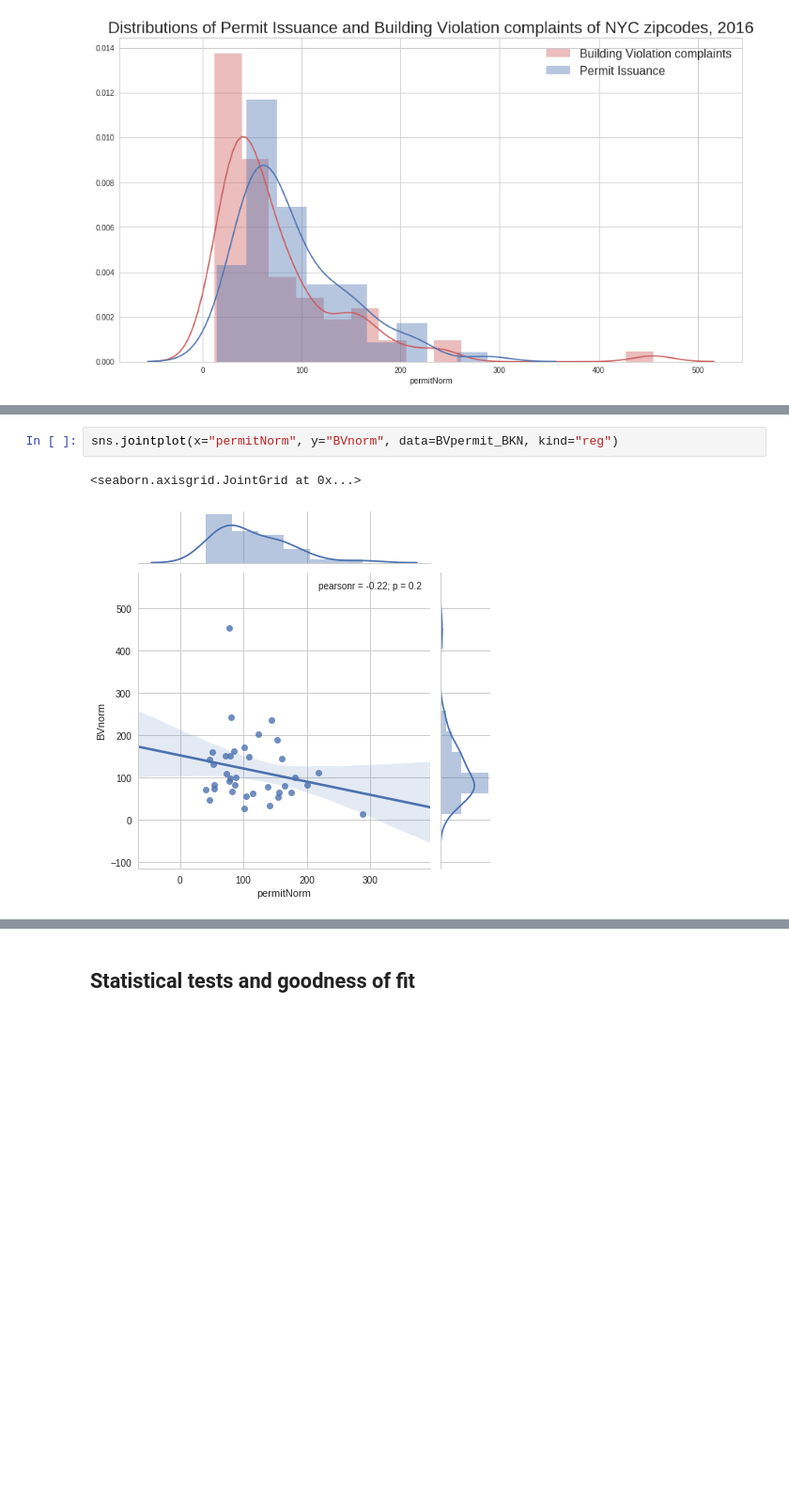
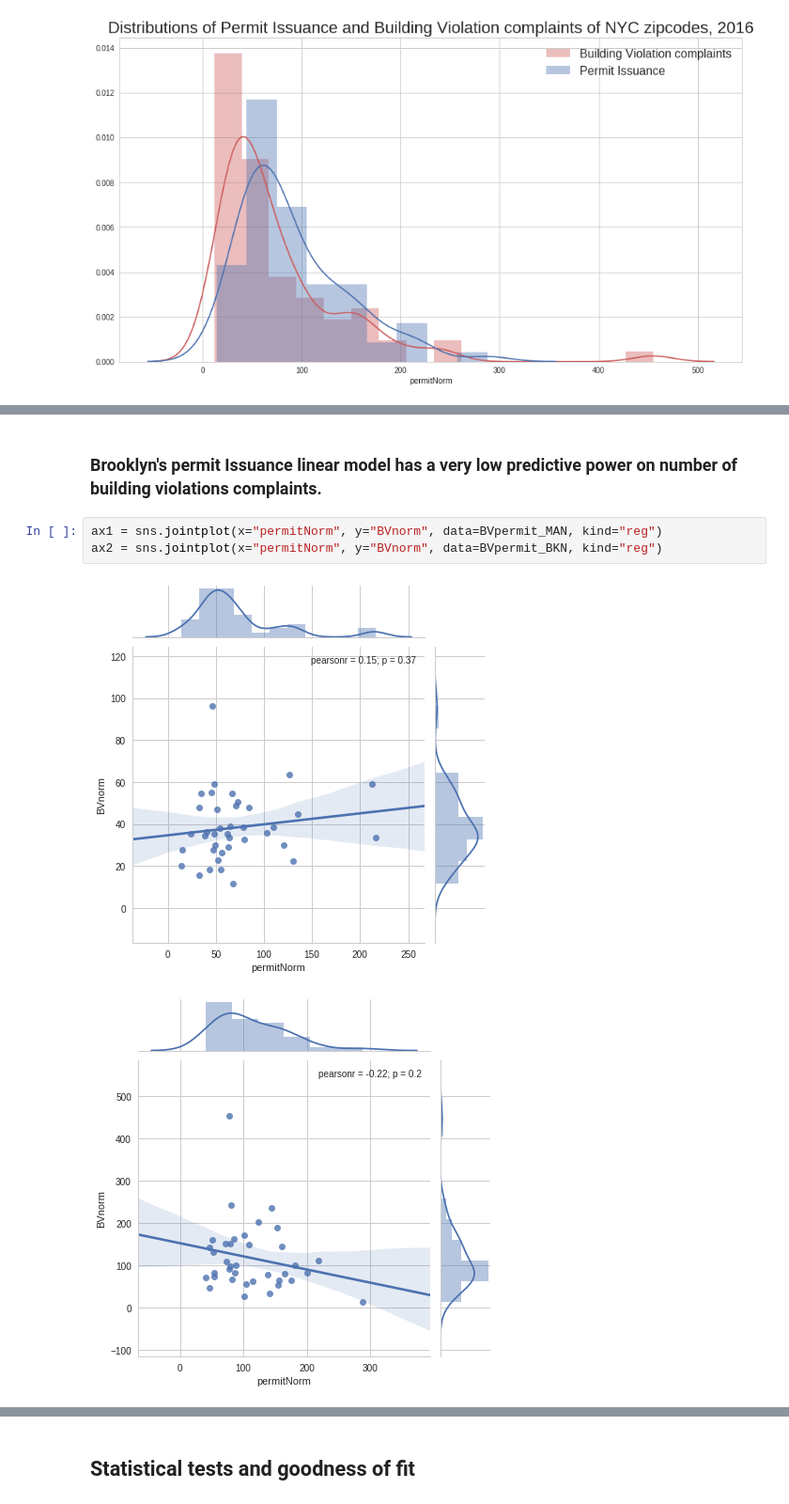
Before and after one commit to danachermesh/PUI2017_dcr346, a Jupyter notebook: PUIextracredit_dcr346/PUIextracredit_dcr346.ipynb, the cells around one changed output, grey strips where cells are left out. Shown at 94% size. Cells and saved outputs as stored; diff of their text form; blank space fills up the shorter version.

```diff
--- a/PUIextracredit_dcr346/PUIextracredit_dcr346.ipynb
+++ b/PUIextracredit_dcr346/PUIextracredit_dcr346.ipynb
@@ -821,5 +862,8 @@ OLS Regression Results
+# %% [markdown]
+### Brooklyn's permit Issuance linear model has a very low predictive power on number of building violations complaints.
 # %%
-sns.jointplot(x="permitNorm", y="BVnorm", data=BVpermit_BKN, kind="reg")
+ax1 = sns.jointplot(x="permitNorm", y="BVnorm", data=BVpermit_MAN, kind="reg")
+ax2 = sns.jointplot(x="permitNorm", y="BVnorm", data=BVpermit_BKN, kind="reg")
 # %% [output]
-<seaborn.axisgrid.JointGrid at 0x...>
-[figure, old version]
+[figure, new version]
+[figure, added]
```
Also changed, not shown: parts of 35 cells of this notebook.
